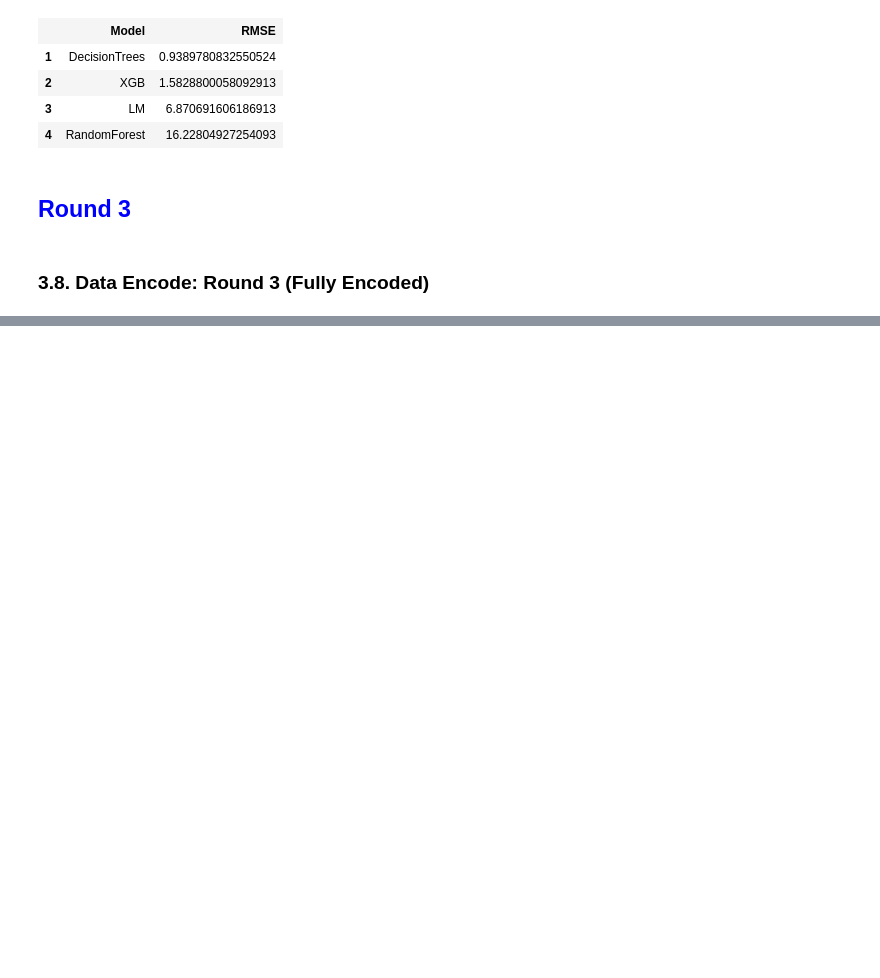
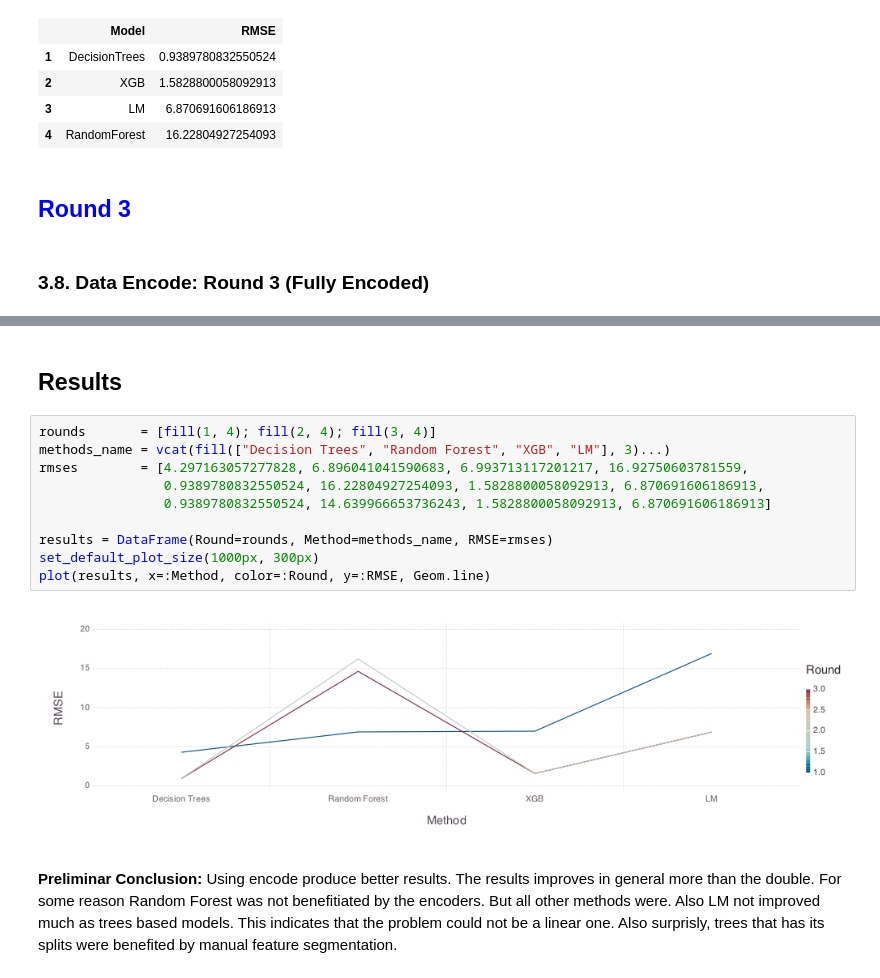
Before and after one commit to dmoliveira/My-Data-Science-Toolbox, a Jupyter notebook: Notebooks/Machine-Learning-Experiments/Machine Learning Notes - Feature Encoding.ipynb, the cells around one changed output, grey strips where cells are left out. Cells and saved outputs as stored; diff of their text form; blank space fills up the shorter version.

```diff
--- a/Notebooks/Machine-Learning-Experiments/Machine Learning Notes - Feature Encoding.ipynb
+++ b/Notebooks/Machine-Learning-Experiments/Machine Learning Notes - Feature Encoding.ipynb
@@ -312,0 +312,16 @@ encoded_data3 = categorize_feature!(copy(encoded_data2), :Sales, eval_list)
+# %% [markdown]
+## Results
+# %%
+rounds       = [fill(1, 4); fill(2, 4); fill(3, 4)]
+methods_name = vcat(fill(["Decision Trees", "Random Forest", "XGB", "LM"], 3)...)
+rmses        = [4.297163057277828, 6.896041041590683, 6.993713117201217, 16.92750603781559,
+                0.9389780832550524, 16.22804927254093, 1.5828800058092913, 6.870691606186913,
+                0.9389780832550524, 14.639966653736243, 1.5828800058092913, 6.870691606186913]
+
+results = DataFrame(Round=rounds, Method=methods_name, RMSE=rmses)
+set_default_plot_size(1000px, 300px)
+plot(results, x=:Method, color=:Round, y=:RMSE, Geom.line)
+# %% [output]
+[figure, added]
+# %% [markdown]
+**Preliminar Conclusion:** Using encode produce better results. The results improves in general more than the double. For some reason Random Forest was not benefitiated by the encoders. But all other methods were. Also LM not improved much as trees based models. This indicates that the problem could not be a linear one. Also surprisly, trees that has its splits were benefited by manual feature segmentation.
```
Also changed, not shown: parts of 4 cells of this notebook.
